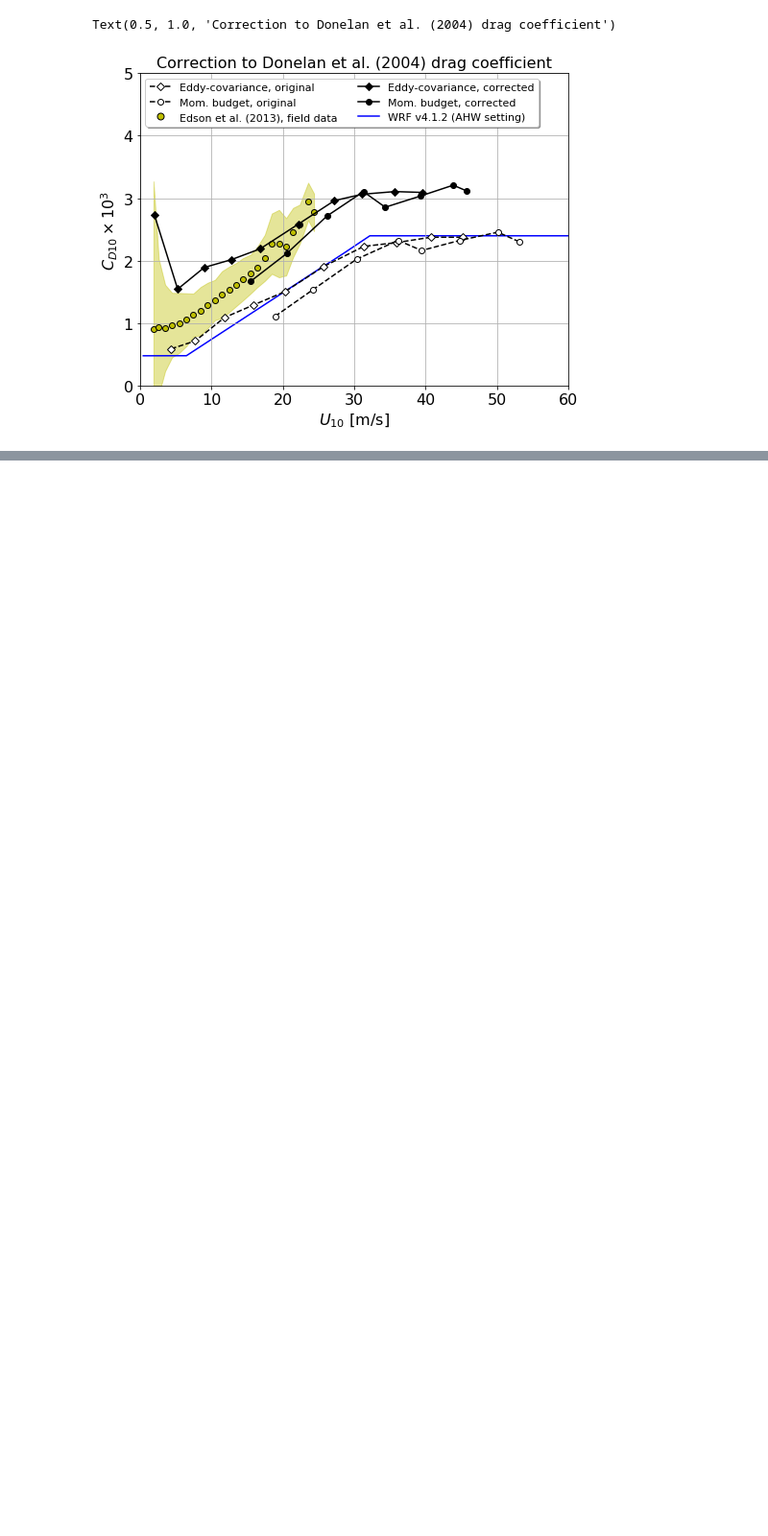
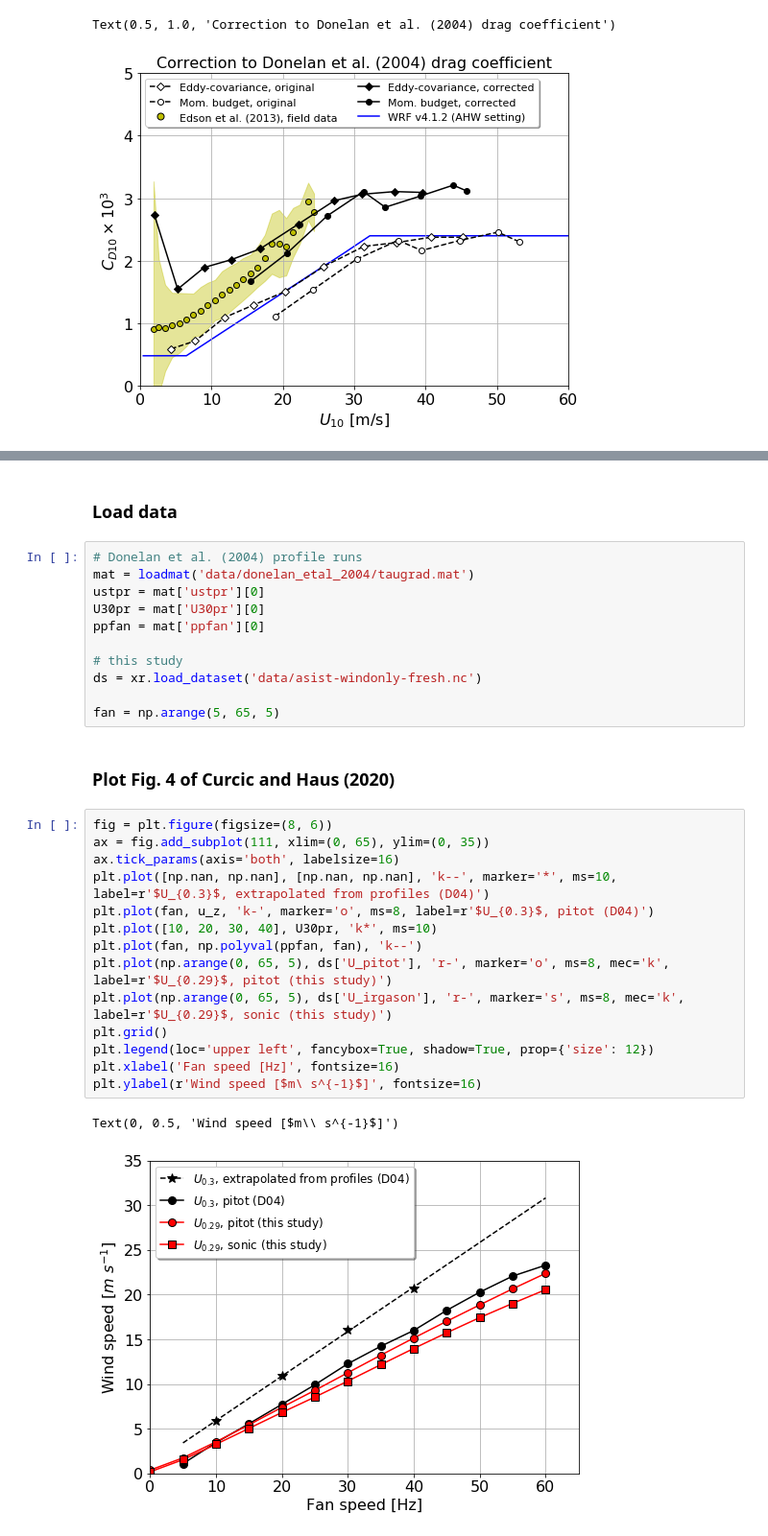
Before and after one commit to sustain-lab/Curcic-Haus-2020, a Jupyter notebook: correcting_donelan_etal_2004_data.ipynb, the cells around one changed output, grey strips where cells are left out. Shown at 96% size. Drawn from its saved outputs; the diff is of its cells as text; blank space fills up the shorter version.

```diff
--- a/correcting_donelan_etal_2004_data.ipynb
+++ b/correcting_donelan_etal_2004_data.ipynb
@@ -168,0 +175,32 @@ Text(0.5, 1.0, 'Correction to Donelan et al. (2004) drag coefficient')
+# %% [markdown]
+### Load data
+# %%
+# Donelan et al. (2004) profile runs
+mat = loadmat('data/donelan_etal_2004/taugrad.mat')
+ustpr = mat['ustpr'][0]
+U30pr = mat['U30pr'][0]
+ppfan = mat['ppfan'][0]
+
+# this study
+ds = xr.load_dataset('data/asist-windonly-fresh.nc')
+
+fan = np.arange(5, 65, 5)
+# %% [markdown]
+### Plot Fig. 4 of Curcic and Haus (2020)
+# %%
+fig = plt.figure(figsize=(8, 6))
+ax = fig.add_subplot(111, xlim=(0, 65), ylim=(0, 35))
+ax.tick_params(axis='both', labelsize=16)
+plt.plot([np.nan, np.nan], [np.nan, np.nan], 'k--', marker='*', ms=10, label=r'$U_{0.3}$, extrapolated from profiles (D04)')
+plt.plot(fan, u_z, 'k-', marker='o', ms=8, label=r'$U_{0.3}$, pitot (D04)')
+plt.plot([10, 20, 30, 40], U30pr, 'k*', ms=10)
+plt.plot(fan, np.polyval(ppfan, fan), 'k--')
+plt.plot(np.arange(0, 65, 5), ds['U_pitot'], 'r-', marker='o', ms=8, mec='k', label=r'$U_{0.29}$, pitot (this study)')
+plt.plot(np.arange(0, 65, 5), ds['U_irgason'], 'r-', marker='s', ms=8, mec='k', label=r'$U_{0.29}$, sonic (this study)')
+plt.grid()
+plt.legend(loc='upper left', fancybox=True, shadow=True, prop={'size': 12})
+plt.xlabel('Fan speed [Hz]', fontsize=16)
+plt.ylabel(r'Wind speed [$m\ s^{-1}$]', fontsize=16)
+# %% [output]
+Text(0, 0.5, 'Wind speed [$m\\ s^{-1}$]')
+[figure, added]
```
Also changed, not shown: parts of 7 cells of this notebook, 1 other file.
